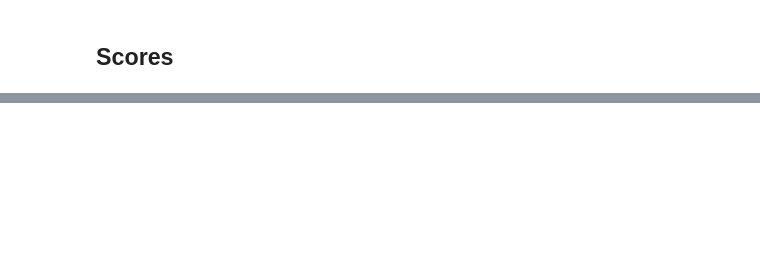
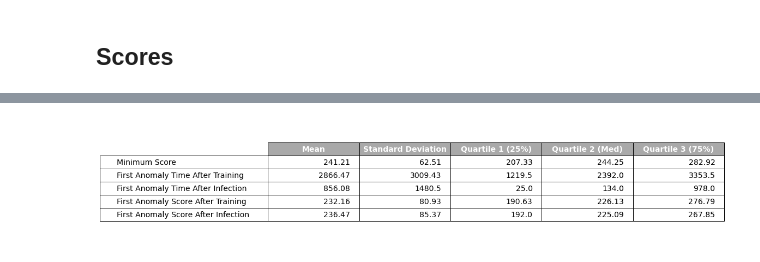
Before and after one commit to sheyaa/caterpillar_mset, a Jupyter notebook: Anomalies_OneClass_SMV.ipynb, the cells around one changed output, grey strips where cells are left out. Saved outputs shown, nothing was run; the diff lists cells and outputs as text; code cells hidden in the pictures; blank space fills up the shorter version.

Commit message:
Anomalies_OneClass_SVM
Created this notebook that is able to plot the scores and identify the times of the first anomalies plus the statistics.

```diff
--- a/Anomalies_OneClass_SMV.ipynb
+++ b/Anomalies_OneClass_SMV.ipynb
@@ -208,0 +264,47 @@ infection_data
+# %%
+# Make all lists into arrays
+ms = np.array(min_scores)
+fat = np.array(first_anom_train)
+fai = np.array(first_anom_inf)
+st = np.array(score_train)
+si = np.array(score_infec)
+# %%
+# Create the data for the table (calculates statistics)
+data = {
+    'column_1': [round(np.mean(ms),2), round(np.mean(fat),2), round(np.mean(fai),2), round(np.mean(st),2), round(np.mean(si),2)],
+    'column_2': [round(np.std(ms),2), round(np.std(fat),2), round(np.std(fai),2), round(np.std(st),2), round(np.std(si),2)],
+    'column_3': [round(np.percentile(ms, 25),2), round(np.percentile(fat, 25),2), round(np.percentile(fai, 25),2), round(np.percentile(st, 25),2), round(np.percentile(si, 25),2)],
+    'column_4': [round(np.percentile(ms, 50),2), round(np.percentile(fat, 50),2), round(np.percentile(fai, 50),2), round(np.percentile(st, 50),2), round(np.percentile(si, 50),2)],
+    'column_5': [round(np.percentile(ms, 75),2), round(np.percentile(fat, 75),2), round(np.percentile(fai, 75),2), round(np.percentile(st, 75),2), round(np.percentile(si, 75),2)],
+}
+# %%
+# Create a DataFrame
+df = pd.DataFrame(data)
+
+# Set row names (index)
+row_names = ['Minimum Score   ', 'First Anomaly Time After Training   ', 'First Anomaly Time After Infection   ', 'First Anomaly Score After Training   ', 'First Anomaly Score After Infection   ']
+df.index = row_names
+
+# Set column names
+column_names = ['Mean', 'Standard Deviation', 'Quartile 1 (25%)', 'Quartile 2 (Med)', 'Quartile 3 (75%)']
+df.columns = column_names
+# %%
+# Saving the Table
+# Create a table visualization using matplotlib
+fig, ax = plt.subplots(figsize=(6, 4))
+ax.axis('off')
+table = ax.table(cellText=df.values, colLabels=df.columns, rowLabels=df.index, loc='center')
+table.auto_set_font_size(False)
+table.set_fontsize(14)
+table.scale(2.5, 2)  # Adjust the scaling factor as per your requirements
+
+# Modify the column names as dark color boxes
+for i, col_name in enumerate(df.columns):
+    cell = table[0, i]
+    cell.set_text_props(weight='bold', color='white')
+    cell.set_facecolor('darkgray')
+
+# Save the table as an image file
+plt.savefig('table_statistics.png', bbox_inches='tight', facecolor='white')
+# %% [output]
+[figure, added]
```
Also changed, not shown: parts of 3 cells of this notebook.
